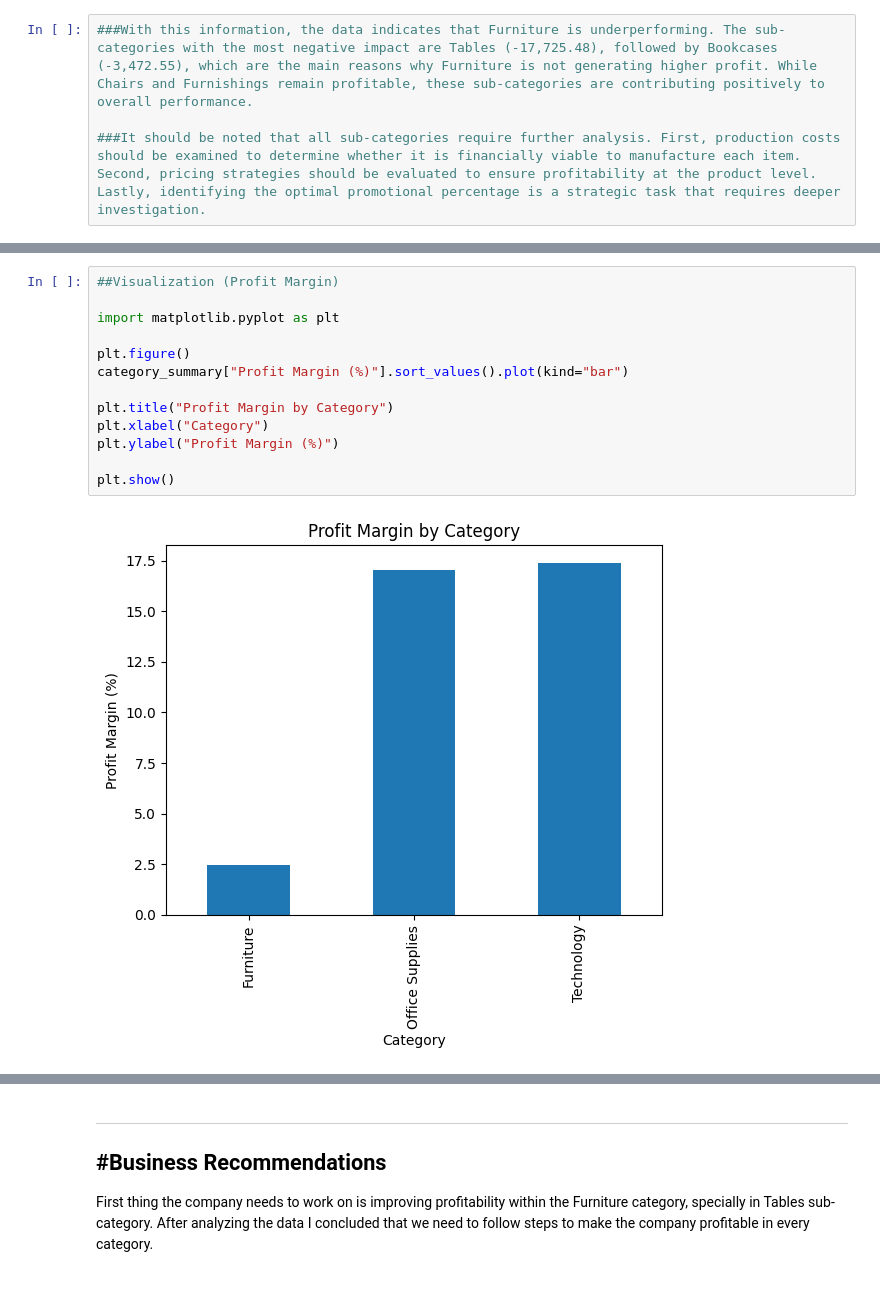
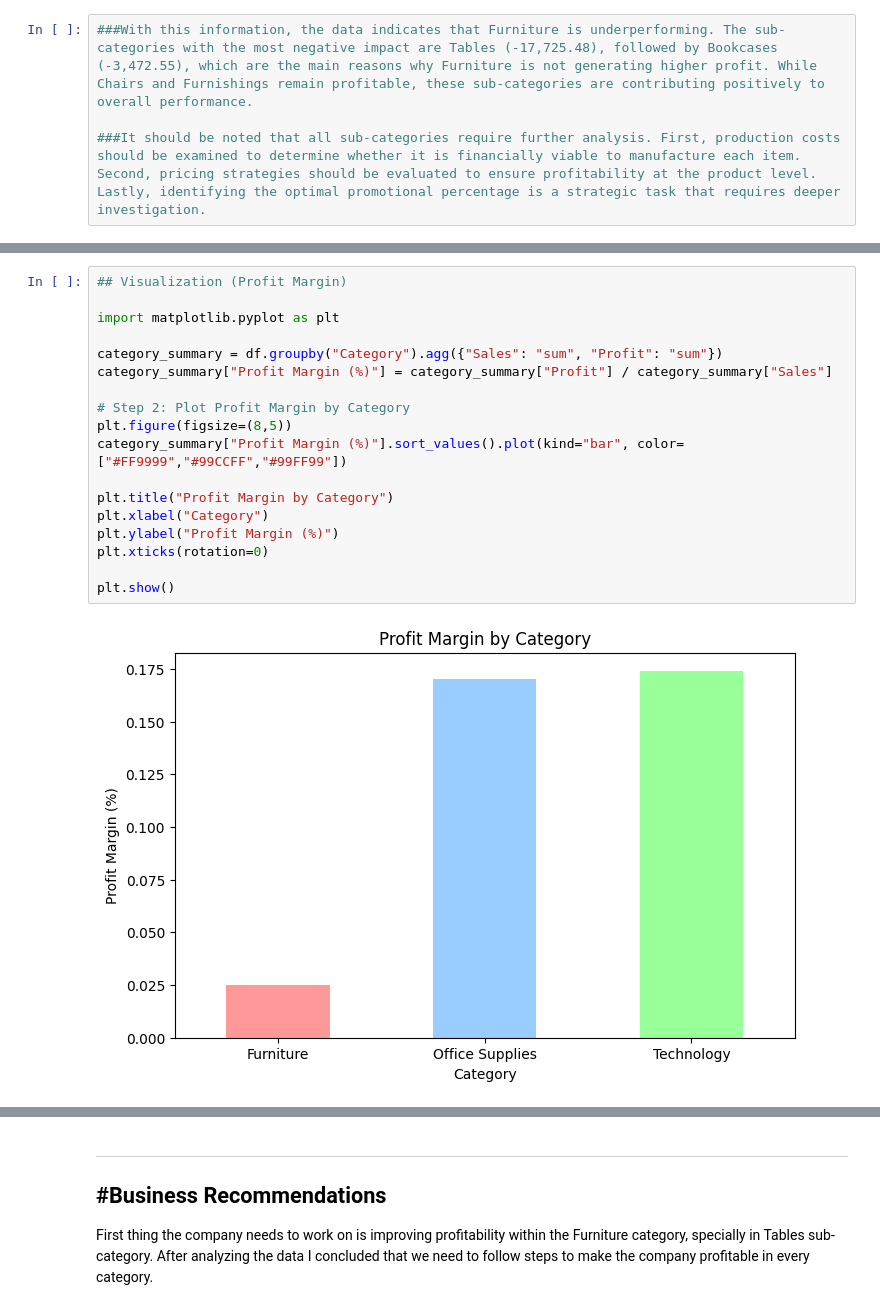
Before and after one commit to encarnacionr885-max/retail-sales-eda-analysis, a Jupyter notebook: notebooks/eda_analysis.ipynb, the cells around one changed output, grey strips where cells are left out. Saved outputs shown, nothing was run; the diff lists cells and outputs as text.

Commit message:
Update Profit Margin chart, notebook analysis, and images

```diff
--- a/notebooks/eda_analysis.ipynb
+++ b/notebooks/eda_analysis.ipynb
@@ -292,16 +296,21 @@ NameError: name 'df' is not defined
 # %%
-##Visualization (Profit Margin)
+## Visualization (Profit Margin)
 
 import matplotlib.pyplot as plt
 
-plt.figure()
-category_summary["Profit Margin (%)"].sort_values().plot(kind="bar")
+category_summary = df.groupby("Category").agg({"Sales": "sum", "Profit": "sum"})
+category_summary["Profit Margin (%)"] = category_summary["Profit"] / category_summary["Sales"]
+
+# Step 2: Plot Profit Margin by Category
+plt.figure(figsize=(8,5))
+category_summary["Profit Margin (%)"].sort_values().plot(kind="bar", color=["#FF9999","#99CCFF","#99FF99"])
 
 plt.title("Profit Margin by Category")
 plt.xlabel("Category")
 plt.ylabel("Profit Margin (%)")
+plt.xticks(rotation=0)
 
 plt.show()
 # %% [output]
-[figure, old version]
+[figure, new version]
 # %%
```
Also changed, not shown: parts of 9 cells of this notebook, 1 other file.
